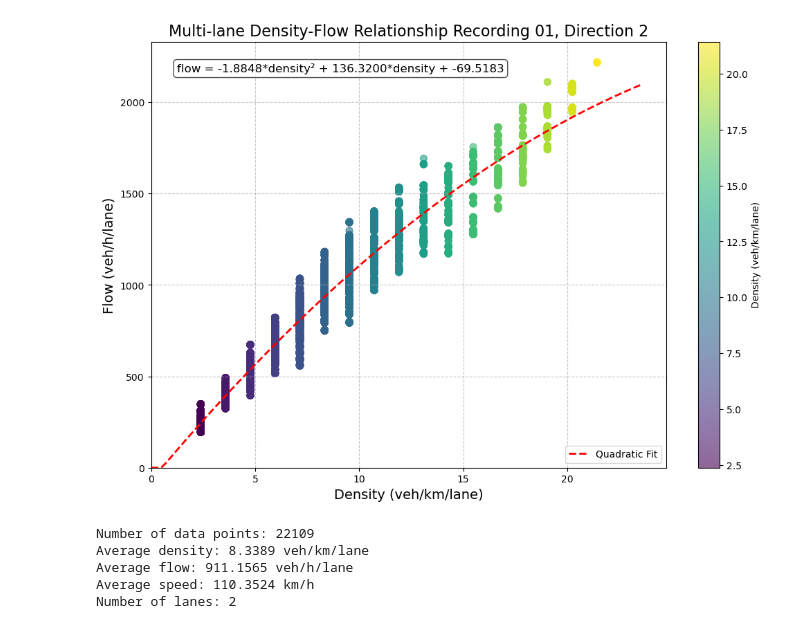
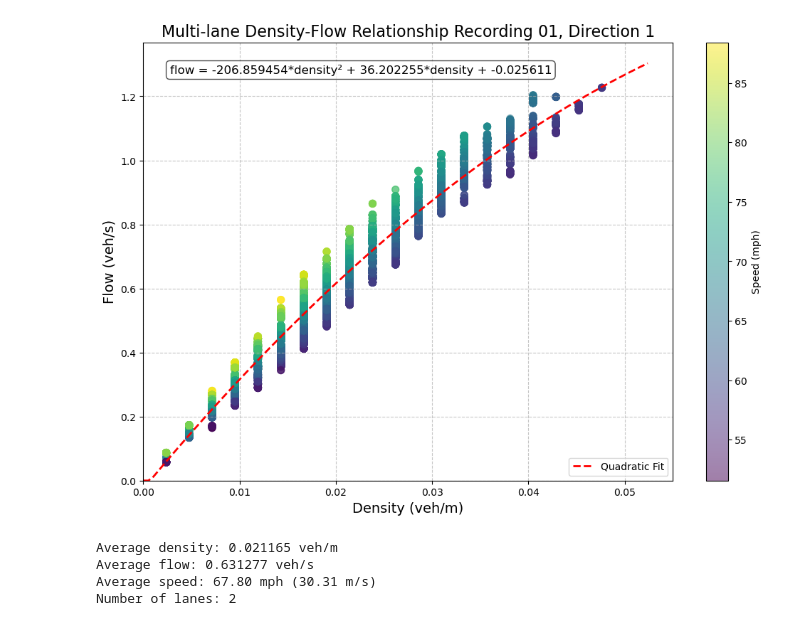
Before and after one commit to summer-dimples/summer, a Jupyter notebook: highd/plot.ipynb, the cells around one changed output. Cells and saved outputs as stored; diff of their text form; code cells hidden in the pictures.

```diff
--- a/highd/plot.ipynb
+++ b/highd/plot.ipynb
@@ -53,20 +53,29 @@ def calculate_traffic_measures_multilane(tracks_df, tracks_meta_df, driving_dire
         if lane_count == 0:
             continue
 
-        density = vehicle_count / (lane_count * (section_length / 1000))
+        # density in veh/m (total across all lanes)
+        density = vehicle_count / section_length
 
-        frame_data.loc[:, 'speed'] = frame_data['xVelocity'].abs()
+        # original speed in m/s
+        frame_data.loc[:, 'speed_ms'] = frame_data['xVelocity'].abs()
 
-        avg_speed = frame_data['speed'].mean()
+        # convert to mph (1 m/s = 2.23694 mph)
+        frame_data.loc[:, 'speed_mph'] = frame_data['speed_ms'] * 2.23694
 
-        flow = density * avg_speed * 3.6
+        # Calculate average speed in mph
+        avg_speed_mph = frame_data['speed_mph'].mean()
+        avg_speed_ms = frame_data['speed_ms'].mean()
+
+        # flow is density * speed in m/s (veh/m * m/s = veh/s)
+        flow = density * avg_speed_ms
 
         results.append({
             'frame': frame,
             'time': frame / 25.0,
             'density': density,
             'flow': flow,
-            'avg_speed': avg_speed,
+            'avg_speed_ms': avg_speed_ms,
+            'avg_speed_mph': avg_speed_mph,
             'lane_count': lane_count
         })
 
@@ -78,8 +87,10 @@ def create_density_flow_diagram(measures_df, title=""):
     x = measures_df['density'].values
     y = measures_df['flow'].values
 
-    scatter = ax.scatter(x, y, c=x, s=50, alpha=0.6, cmap='viridis')
-    plt.colorbar(scatter, label='Density (veh/km/lane)')
+    # Use mph for coloring the scatter plot
+    speeds = measures_df['avg_speed_mph'].values
+    scatter = ax.scatter(x, y, c=speeds, s=50, alpha=0.5, cmap='viridis')
+    plt.colorbar(scatter, label='Speed (mph)')
 
     z = np.polyfit(x, y, 2)
     p = np.poly1d(z)
@@ -91,50 +102,49 @@ def create_density_flow_diagram(measures_df, title=""):
 
     ax.plot(x_fit, y_fit, "r--", linewidth=2, label='Quadratic Fit')
 
-    equation = f"flow = {z[0]:.4f}*density² + {z[1]:.4f}*density + {z[2]:.4f}"
+    equation = f"flow = {z[0]:.6f}*density² + {z[1]:.6f}*density + {z[2]:.6f}"
     ax.text(0.05, 0.95, equation, transform=ax.transAxes,
              verticalalignment='top', fontsize=12, bbox=dict(boxstyle='round', facecolor='white', alpha=0.7))
 
-    ax.set_xlabel('Density (veh/km/lane)', fontsize=14)
-    ax.set_ylabel('Flow (veh/h/lane)', fontsize=14)
+    ax.set_xlabel('Density (veh/m)', fontsize=14)
+    ax.set_ylabel('Flow (veh/s)', fontsize=14)
     ax.set_title(f'Multi-lane Density-Flow Relationship {title}', fontsize=16)
     ax.grid(True, linestyle='--', alpha=0.7)
 
     ax.set_xlim(left=0)
     ax.set_ylim(bottom=0)
 
     plt.legend()
     return fig, ax
 
 def analyze_multilane_direction(recording_id, driving_direction=1, section_length=420):
     tracks_meta, tracks, _ = load_highd_data(recording_id)
 
     measures_df = calculate_traffic_measures_multilane(
         tracks, tracks_meta, driving_direction, section_length
     )
 
 
     title = f"Recording {recording_id}, Direction {driving_direction}"
     fig, ax = create_density_flow_diagram(measures_df, title)
 
     plt.savefig(f"multilane_density_flow_highd_{recording_id}_dir{driving_direction}.png",
                dpi=300, bbox_inches='tight')
     plt.show()
 
-    print(f"Number of data points: {len(measures_df)}")
-    print(f"Average density: {measures_df['density'].mean():.4f} veh/km/lane")
-    print(f"Average flow: {measures_df['flow'].mean():.4f} veh/h/lane")
-    print(f"Average speed: {measures_df['avg_speed'].mean() * 3.6:.4f} km/h")
-    print(f"Number of lanes: {measures_df['lane_count'].mode()[0]}")
+
+    print(f"Average density: {measures_df['density'].mean():.6f} veh/m")
+    print(f"Average flow: {measures_df['flow'].mean():.6f} veh/s")
+    print(f"Average speed: {measures_df['avg_speed_mph'].mean():.2f} mph ({measures_df['avg_speed_ms'].mean():.2f} m/s)")
+    print(f"Number of lanes: {measures_df['lane_count'].max()}")
 
     return measures_df
 
 
-measures_df = analyze_multilane_direction("01", driving_direction=2)
+measures_df = analyze_multilane_direction("01", driving_direction=1)
 # %% [output]
-[figure, old version]
+[figure, new version]
-Number of data points: 22109
-Average density: 8.3389 veh/km/lane
-Average flow: 911.1565 veh/h/lane
-Average speed: 110.3524 km/h
+Average density: 0.021165 veh/m
+Average flow: 0.631277 veh/s
+Average speed: 67.80 mph (30.31 m/s)
 Number of lanes: 2
```
Also changed, not shown: 2 other files.
